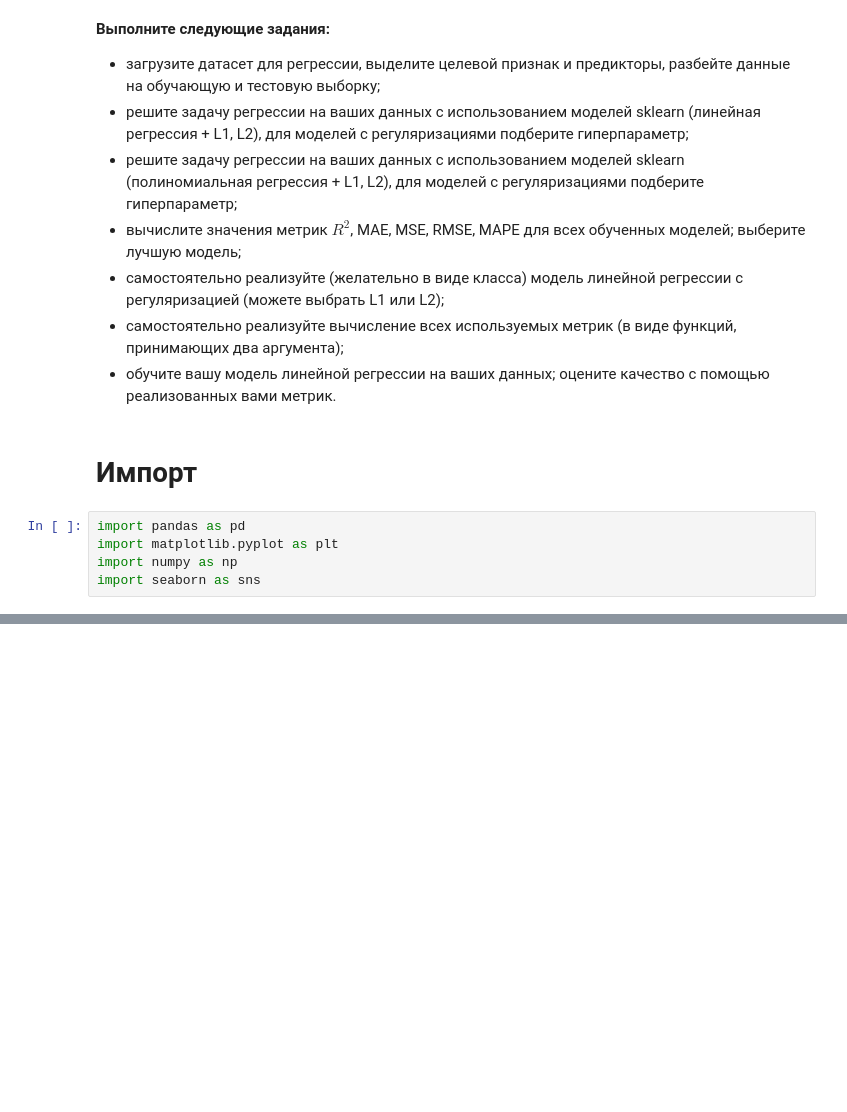
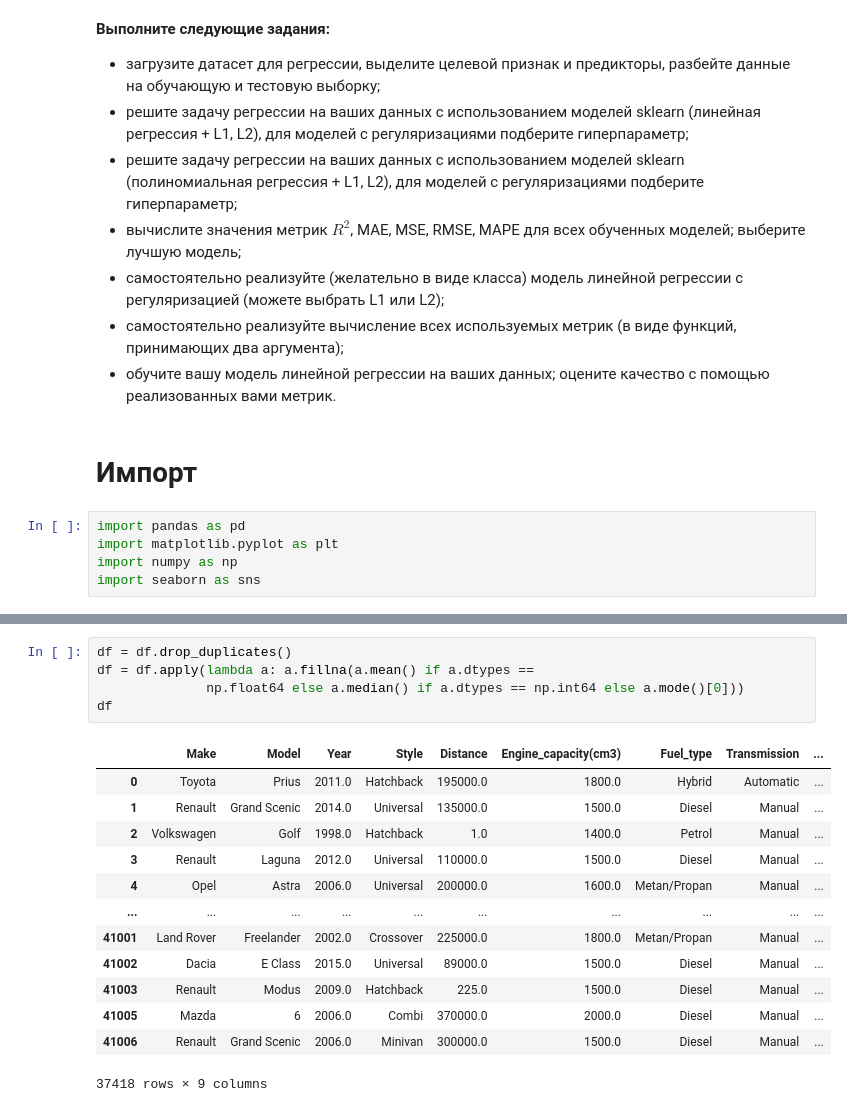
Before and after one commit to MikeTsvirkunov/Maching_Learning_Teach, a Jupyter notebook: Laba1/1.ipynb, the cells around one changed output, grey strips where cells are left out. Cells and saved outputs as stored; diff of their text form; blank space fills up the shorter version.

```diff
--- a/Laba1/1.ipynb
+++ b/Laba1/1.ipynb
@@ -32,0 +65,19 @@ df = pd.read_csv('moldova_cars_task.csv')
+# %%
+df = df.drop_duplicates()
+df = df.apply(lambda a: a.fillna(a.mean() if a.dtypes ==
+              np.float64 else a.median() if a.dtypes == np.int64 else a.mode()[0]))
+df
+# %% [output]
+|  | Make | Model | Year | Style | Distance | Engine_capacity(cm3) | Fuel_type | Transmission | ... |
+| 0 | Toyota | Prius | 2011.0 | Hatchback | 195000.0 | 1800.0 | Hybrid | Automatic | ... |
+| 1 | Renault | Grand Scenic | 2014.0 | Universal | 135000.0 | 1500.0 | Diesel | Manual | ... |
+| 2 | Volkswagen | Golf | 1998.0 | Hatchback | 1.0 | 1400.0 | Petrol | Manual | ... |
+| 3 | Renault | Laguna | 2012.0 | Universal | 110000.0 | 1500.0 | Diesel | Manual | ... |
+| 4 | Opel | Astra | 2006.0 | Universal | 200000.0 | 1600.0 | Metan/Propan | Manual | ... |
+| ... | ... | ... | ... | ... | ... | ... | ... | ... | ... |
+| 41001 | Land Rover | Freelander | 2002.0 | Crossover | 225000.0 | 1800.0 | Metan/Propan | Manual | ... |
+| 41002 | Dacia | E Class | 2015.0 | Universal | 89000.0 | 1500.0 | Diesel | Manual | ... |
+| 41003 | Renault | Modus | 2009.0 | Hatchback | 225.0 | 1500.0 | Diesel | Manual | ... |
+| 41005 | Mazda | 6 | 2006.0 | Combi | 370000.0 | 2000.0 | Diesel | Manual | ... |
+| 41006 | Renault | Grand Scenic | 2006.0 | Minivan | 300000.0 | 1500.0 | Diesel | Manual | ... |
+37418 rows × 9 columns
```
Also changed, not shown: parts of 13 cells of this notebook, 1 other file.
